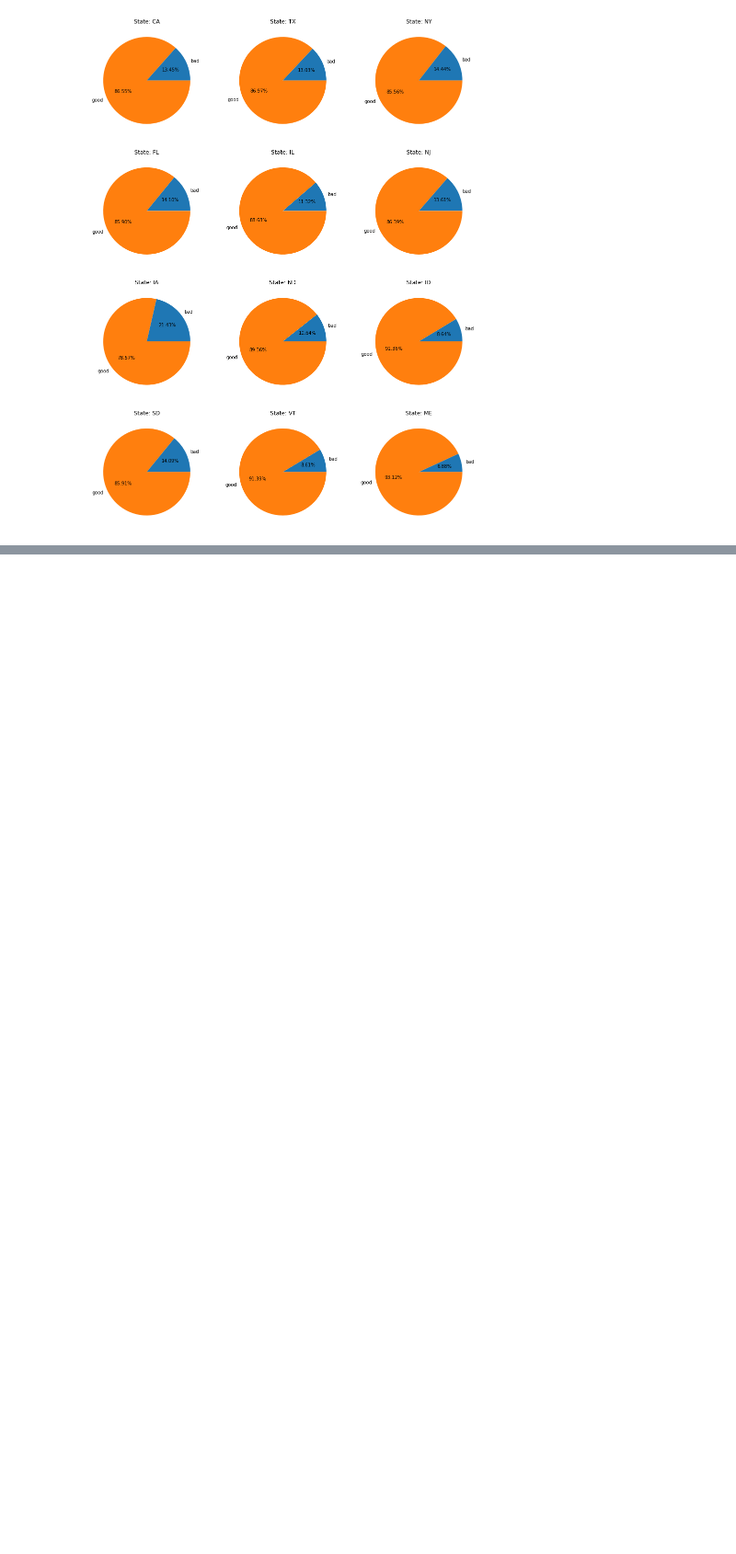
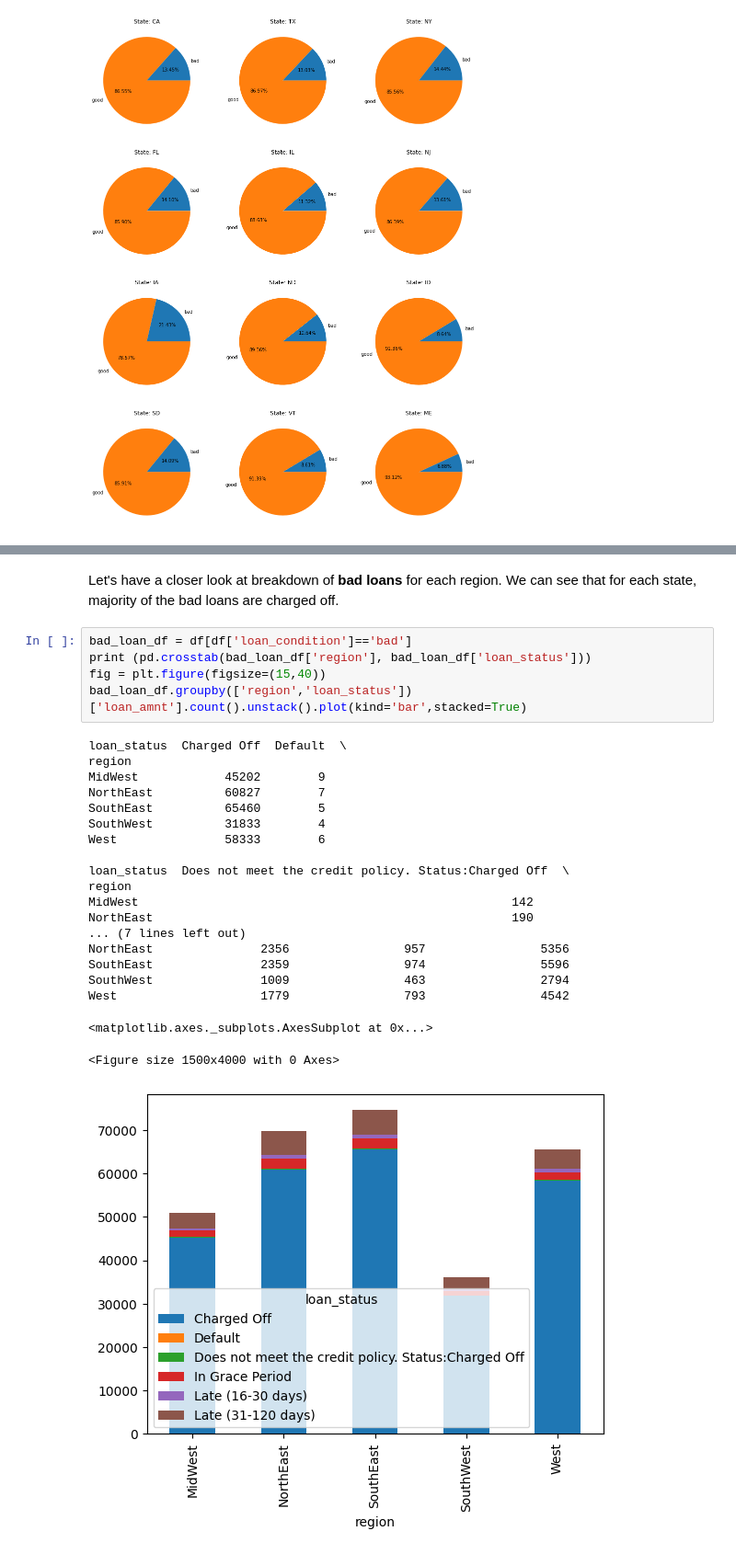
Before and after one commit to chihongtao91/loan_prediction, a Jupyter notebook: data_exploration.ipynb, the cells around one changed output, grey strips where cells are left out. Shown: that part at 92% size. Cells and saved outputs as stored; diff of their text form; blank space fills up the shorter version.

```diff
--- a/data_exploration.ipynb
+++ b/data_exploration.ipynb
@@ -164,0 +280,28 @@ for i, (name, row) in enumerate(plot_df.iterrows()):
+# %% [markdown]
+Let's have a closer look at breakdown of __bad loans__ for each region. We can see that for each state, majority of the bad loans are charged off.
+# %%
+bad_loan_df = df[df['loan_condition']=='bad']
+print (pd.crosstab(bad_loan_df['region'], bad_loan_df['loan_status']))
+fig = plt.figure(figsize=(15,40))
+bad_loan_df.groupby(['region','loan_status'])['loan_amnt'].count().unstack().plot(kind='bar',stacked=True)
+# %% [output]
+loan_status  Charged Off  Default  \
+region
+MidWest            45202        9
+NorthEast          60827        7
+SouthEast          65460        5
+SouthWest          31833        4
+West               58333        6
+
+loan_status  Does not meet the credit policy. Status:Charged Off  \
+region
+MidWest                                                    142
+NorthEast                                                  190
+... (7 lines left out)
+NorthEast               2356                957                5356
+SouthEast               2359                974                5596
+SouthWest               1009                463                2794
+West                    1779                793                4542
+<matplotlib.axes._subplots.AxesSubplot at 0x...>
+<Figure size 1500x4000 with 0 Axes>
+[figure, added]
```
Also changed, not shown: parts of 6 cells of this notebook, 1 other file.
